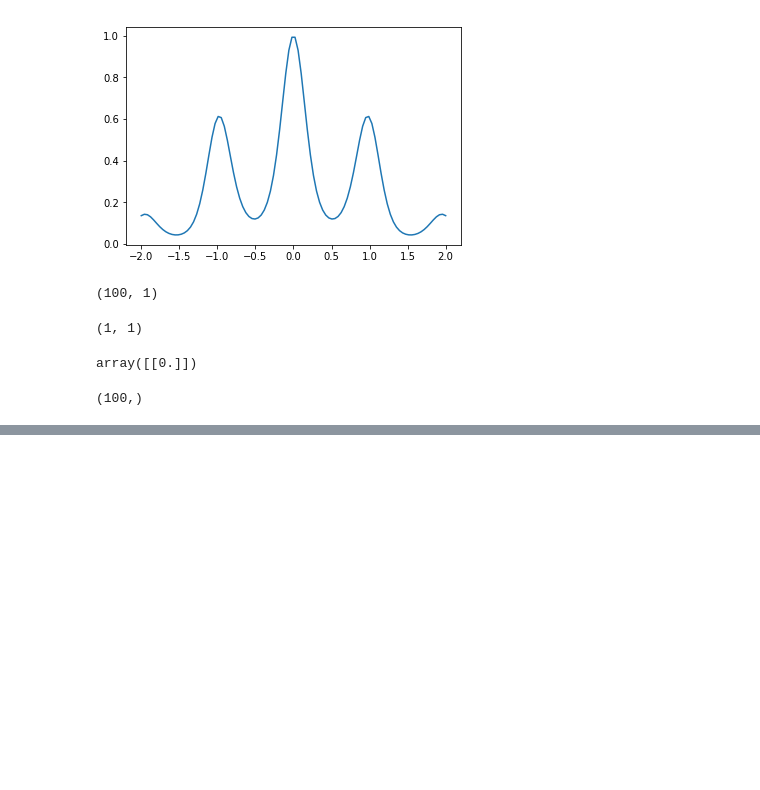
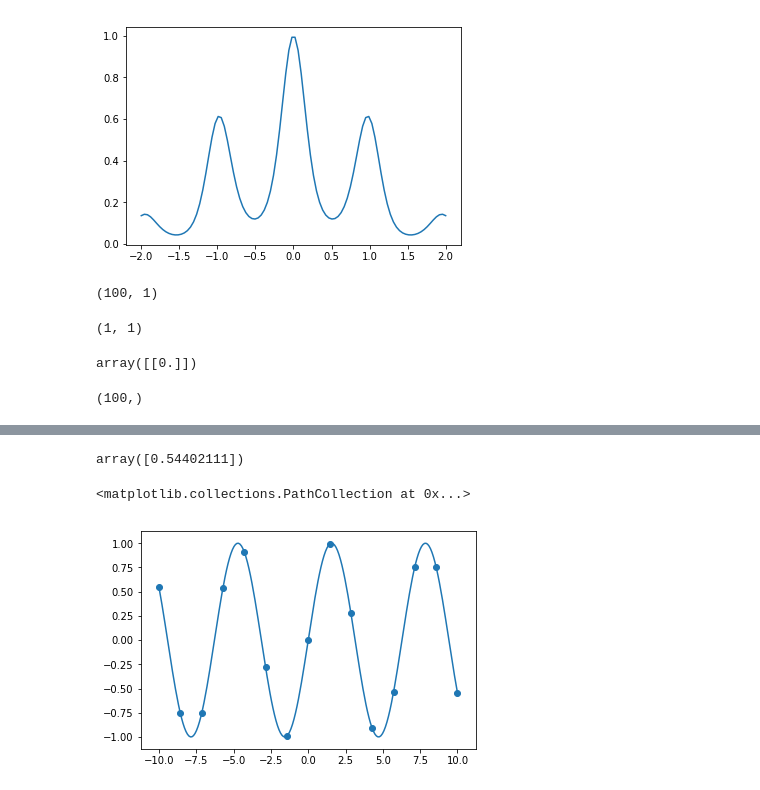
Before and after one commit to TatsuyaMuraki/numerical-example, a Jupyter notebook: example.ipynb, the cells around one changed output, grey strips where cells are left out. Saved outputs shown, nothing was run; the diff lists cells and outputs as text; code cells hidden in the pictures; blank space fills up the shorter version.

```diff
--- a/example.ipynb
+++ b/example.ipynb
@@ -147,0 +147,16 @@ NameError: name 'df' is not defined
+# %%
+x_train = np.linspace(-10,10,15).reshape(-1,1)
+y_train = np.sin(x_train).reshape(-1,1)
+# %%
+y_train[0]
+# %% [output]
+array([0.54402111])
+# %%
+X = np.linspace(-10,10,200)
+Y = np.sin(X)
+# %%
+plt.plot(X,Y)
+plt.scatter(x_train, y_train)
+# %% [output]
+<matplotlib.collections.PathCollection at 0x...>
+[figure, added]
```
Also changed, not shown: parts of 27 cells of this notebook, 5 other files.
